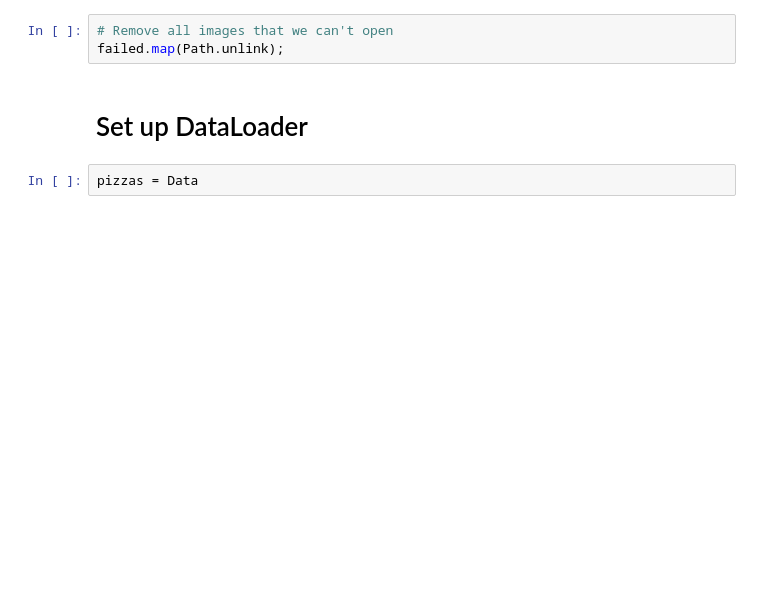
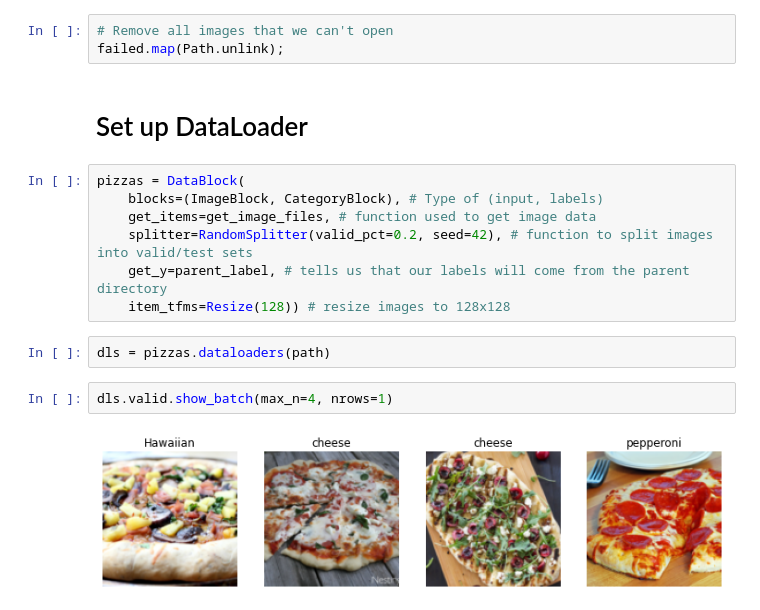
Before and after one commit to causallycausal/fastai, a Jupyter notebook: Projects/02_pizza_classifier.ipynb, the cells around one changed output. Cells and saved outputs as stored; diff of their text form; blank space fills up the shorter version.

```diff
--- a/Projects/02_pizza_classifier.ipynb
+++ b/Projects/02_pizza_classifier.ipynb
@@ -72,5 +70,16 @@ failed
 failed.map(Path.unlink);
 # %% [markdown]
 # Set up DataLoader
-# %%
-pizzas = Data
+# %%
+pizzas = DataBlock(
+    blocks=(ImageBlock, CategoryBlock), # Type of (input, labels)
+    get_items=get_image_files, # function used to get image data
+    splitter=RandomSplitter(valid_pct=0.2, seed=42), # function to split images into valid/test sets
+    get_y=parent_label, # tells us that our labels will come from the parent directory
+    item_tfms=Resize(128)) # resize images to 128x128
+# %%
+dls = pizzas.dataloaders(path)
+# %%
+dls.valid.show_batch(max_n=4, nrows=1)
+# %% [output]
+[figure, added]
```
Also changed, not shown: parts of 17 cells of this notebook.
